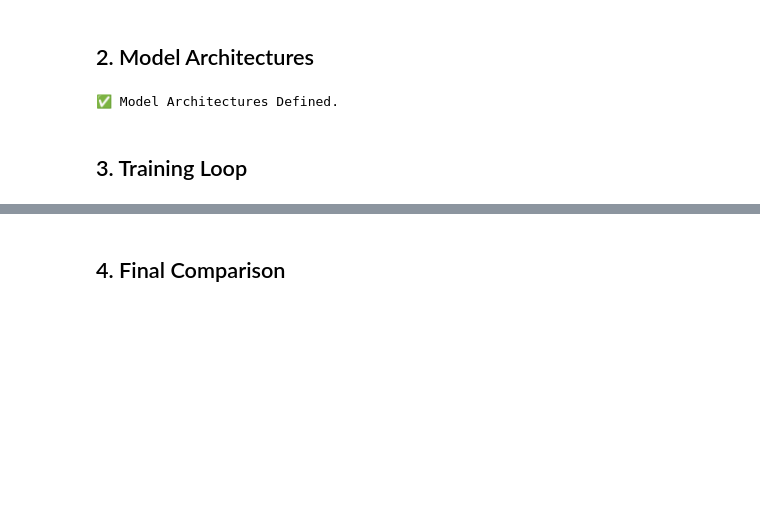
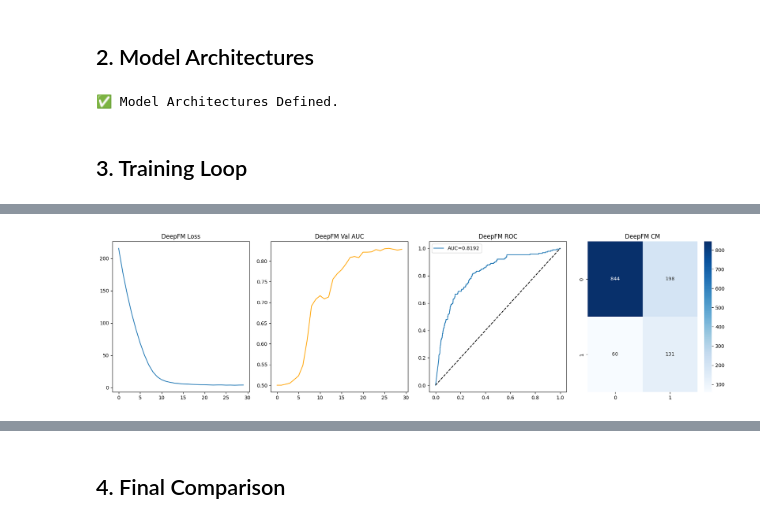
Before and after one commit to KhairullahChakir/ecom_web, a Jupyter notebook: notebooks/02_tabm_training.ipynb, the cells around one changed output, grey strips where cells are left out. Drawn from its saved outputs; the diff is of its cells as text; code cells hidden in the pictures; blank space fills up the shorter version.

```diff
--- a/notebooks/02_tabm_training.ipynb
+++ b/notebooks/02_tabm_training.ipynb
@@ -263,21 +265,26 @@ print("✅ Model Architectures Defined.")
 def train_model(model, name, epochs=30, batch_size=256):
     start_time = time.time()
     model = model.to(DEVICE)
-    optimizer = optim.AdamW(model.parameters(), lr=1e-3, weight_decay=1e-4)
-    criterion = nn.BCEWithLogitsLoss()
-    scheduler = optim.lr_scheduler.CosineAnnealingLR(optimizer, T_max=epochs)
 
-    # Unwrap data
+    # ⚖️ Handle Imbalance (New)
     X_c_tr, X_n_tr, y_tr = full_data['train']
     X_c_val, X_n_val, y_val = full_data['val']
+
+    pos_counts = (y_tr == 1).sum()
+    neg_counts = (y_tr == 0).sum()
+    pos_weight = torch.tensor([neg_counts / pos_counts]).to(DEVICE)
+
+    optimizer = optim.AdamW(model.parameters(), lr=1e-3, weight_decay=1e-4)
+    criterion = nn.BCEWithLogitsLoss(pos_weight=pos_weight) # Balanced Loss
+    scheduler = optim.lr_scheduler.CosineAnnealingLR(optimizer, T_max=epochs)
 
     dataset = TensorDataset(X_c_tr, X_n_tr, y_tr)
     loader = DataLoader(dataset, batch_size=batch_size, shuffle=True)
 
     best_auc = 0
-    history = []
+    history = {'train_loss': [], 'val_auc': []}
 
-    print(f"\n🚀 Training {name}...")
+    print(f"\n🚀 Training {name} (Balance Weight: {pos_weight.item():.2f})...")
     for epoch in range(epochs):
         model.train()
         avg_loss = 0
@@ -300,6 +307,9 @@ def train_model(model, name, epochs=30, batch_size=256):
             val_probs = torch.sigmoid(val_out).cpu().numpy()
             auc = roc_auc_score(y_val.numpy(), val_probs)
 
+        history['train_loss'].append(avg_loss/len(loader))
+        history['val_auc'].append(auc)
+
         if auc > best_auc:
             best_auc = auc
             torch.save(model.state_dict(), f"{MODELS_PATH}/{name.lower()}.pt")
@@ -307,28 +317,89 @@ def train_model(model, name, epochs=30, batch_size=256):
         if (epoch+1) % 5 == 0:
             print(f"  Epoch {epoch+1}: Loss = {avg_loss/len(loader):.4f}, Val AUC = {auc:.4f}")
 
+
+    # Reload best model weights for final evaluation
+    if best_auc > 0:
+        model.load_state_dict(torch.load(f"{MODELS_PATH}/{name.lower()}.pt"))
+        print(f"  ↺ Reloaded best model weights from {name.lower()}.pt")
+
     training_time = time.time() - start_time
     print(f"🏁 Finished {name}. Best Val AUC: {best_auc:.4f}. Time: {training_time:.1f}s")
 
-    return best_auc, training_time
+    return best_auc, training_time, history
+
+def evaluate_and_plot(model, name, history):
+    # 1. Prediction
+    X_c_ts, X_n_ts, y_ts = full_data['test']
+    model.eval()
+    with torch.no_grad():
+        out = model(X_c_ts.to(DEVICE), X_n_ts.to(DEVICE)).squeeze()
+        probs = torch.sigmoid(out).cpu().numpy()
+        preds = (probs > 0.5).astype(int)
+
+    y_true = y_ts.numpy()
+
+    # 2. Metrics
+    res = {
+        'AUC': roc_auc_score(y_true, probs),
+        'F1': f1_score(y_true, preds),
+        'Precision': precision_score(y_true, preds),
+        'Recall': recall_score(y_true, preds)
+    }
+
+    # 3. Visualization
+    plt.figure(figsize=(18, 5))
+
+    # Training Loss/AUC
+    plt.subplot(1, 4, 1)
+    plt.plot(history['train_loss'])
+    plt.title(f'{name} Loss')
+
+    plt.subplot(1, 4, 2)
+    plt.plot(history['val_auc'], color='orange')
+    plt.title(f'{name} Val AUC')
+
+    # ROC Curve
+    plt.subplot(1, 4, 3)
+    fpr, tpr, _ = roc_curve(y_true, probs)
+    plt.plot(fpr, tpr, label=f'AUC={res["AUC"]:.4f}')
+    plt.plot([0,1],[0,1], 'k--')
+    plt.title(f'{name} ROC')
+    plt.legend()
+
+    # CM
+    plt.subplot(1, 4, 4)
+    cm = confusion_matrix(y_true, preds)
+    sns.heatmap(cm, annot=True, fmt='d', cmap='Blues')
+    plt.title(f'{name} CM')
+
+    plt.tight_layout()
+    plt.show()
+
+    return res
 
 cat_dims = full_data['cat_dims']
 num_dim = full_data['num_dim']
 
 results = {}
 
+print("🚀 Starting Tournament (Balanced Implementation)...")
+
 # 1. Train DeepFM
 model_dfm = DeepFM(cat_dims, num_dim)
-auc_dfm, time_dfm = train_model(model_dfm, "DeepFM")
-results['DeepFM'] = {'AUC': auc_dfm, 'Time': time_dfm}
+auc_dfm, time_dfm, hist_dfm = train_model(model_dfm, "DeepFM")
+results['DeepFM'] = evaluate_and_plot(model_dfm, "DeepFM", hist_dfm)
+results['DeepFM']['Time'] = time_dfm
 
 # 2. Train TabM (K=4)
 model_tabm = TabM_K4(cat_dims, num_dim, n_ensemble=4)
-auc_tabm, time_tabm = train_model(model_tabm, "TabM_K4")
-results['TabM_K4'] = {'AUC': auc_tabm, 'Time': time_tabm}
+auc_tabm, time_tabm, hist_tabm = train_model(model_tabm, "TabM_K4")
+results['TabM_K4'] = evaluate_and_plot(model_tabm, "TabM_K4", hist_tabm)
+results['TabM_K4']['Time'] = time_tabm
 
 # 3. Train FT-Transformer
 model_ft = FTTransformer(cat_dims, num_dim)
-auc_ft, time_ft = train_model(model_ft, "FT-Transformer", epochs=20) # Transformers train slower
-results['FT-Transformer'] = {'AUC': auc_ft, 'Time': time_ft}
+auc_ft, time_ft, hist_ft = train_model(model_ft, "FT-Transformer", epochs=20)
+results['FT-Transformer'] = evaluate_and_plot(model_ft, "FT-Transformer", hist_ft)
+results['FT-Transformer']['Time'] = time_ft
 # %% [output]
@@ -351,0 +417 @@ results['FT-Transformer'] = {'AUC': auc_ft, 'Time': time_ft}
+[figure, added]
```
Also changed, not shown: parts of 3 cells of this notebook, 35 other files.
